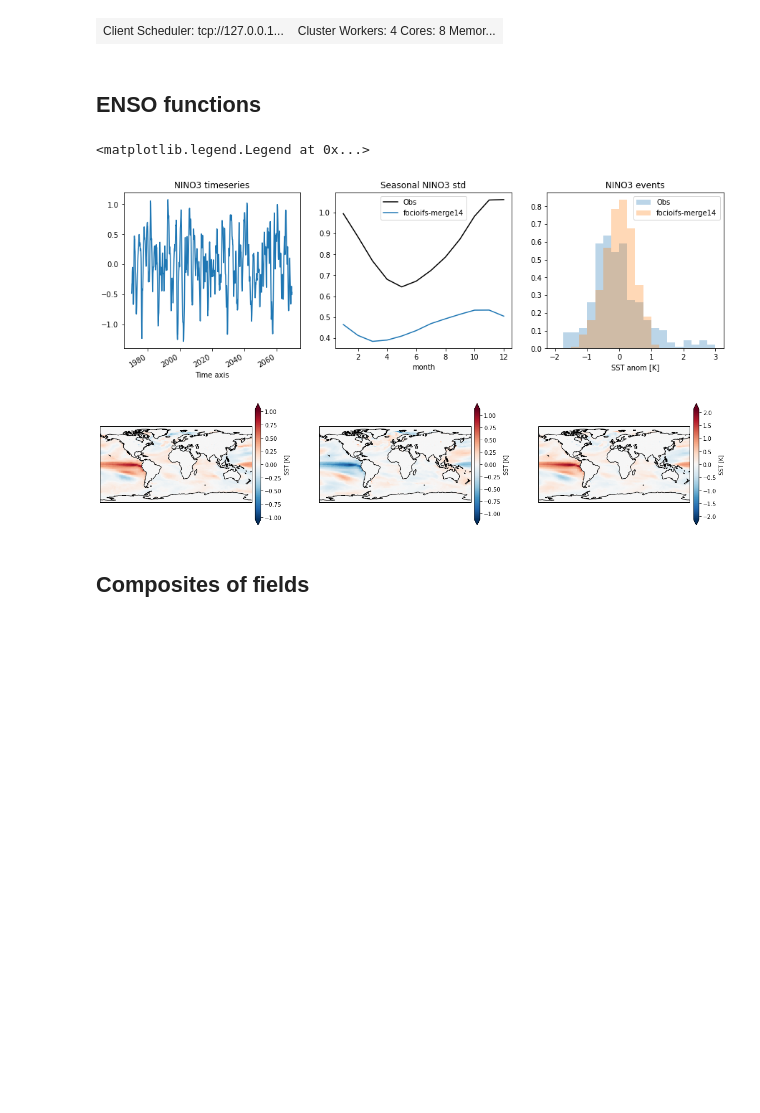
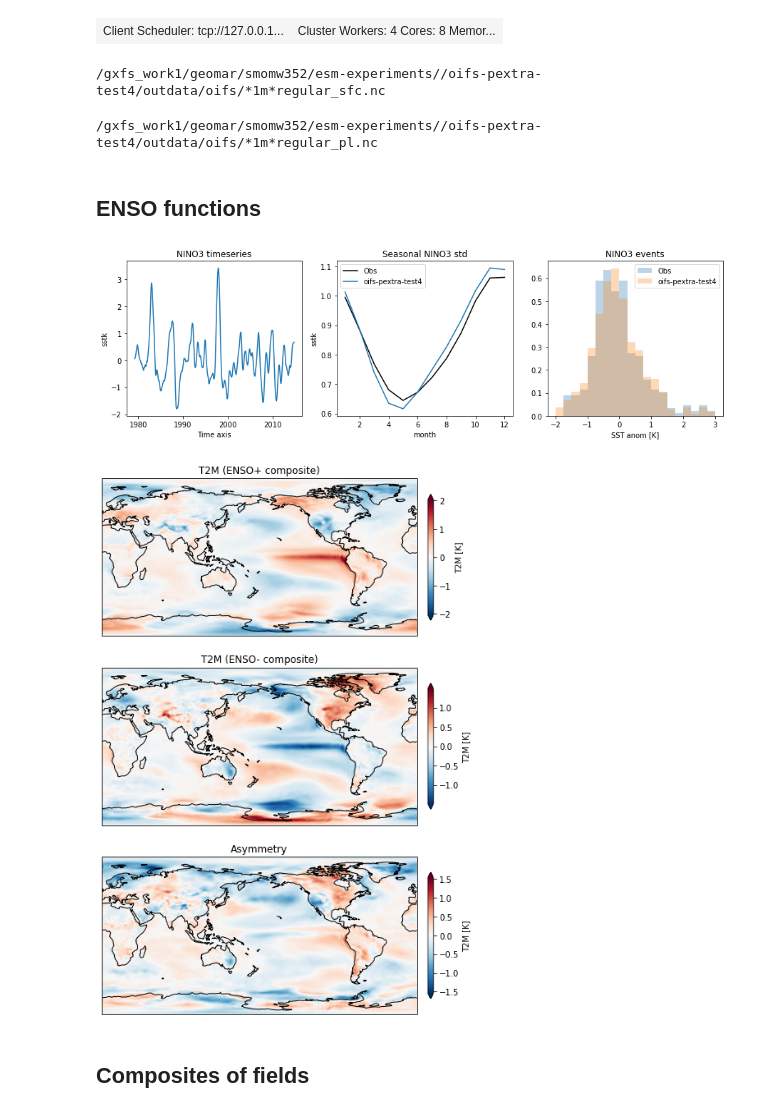
Before and after one commit to joakimkjellsson/foci-openifs-eval, a Jupyter notebook: ENSO.ipynb, the cells around one changed output. Saved outputs shown, nothing was run; the diff lists cells and outputs as text; code cells hidden in the pictures; blank space fills up the shorter version.

```diff
--- a/ENSO.ipynb
+++ b/ENSO.ipynb
@@ -29,22 +44,27 @@ exp_list = ['focioifs-merge14']
 # %%
 # OpenIFS surface
 ds_sfc_all = []
-for exp in exp_list:
-    sfc = '/data/user/jkjellsson/esm-experiments/focioifs/%s/outdata/oifs/*1m*regular_sfc.nc' % (exp,)
-    ds_sfc = xr.open_mfdataset(sfc,combine='by_coords').rename({'time_counter':'time'})
+for exp,time in zip(exp_list,time_list):
+    sfc = '%s/%s/outdata/oifs/*1m*regular_sfc.nc' % (esmdir,exp)
+    print(sfc)
+    # calendar function overflows around year 2400. So we must use_cftime
+    ds_sfc = xr.open_mfdataset(sfc,combine='by_coords',use_cftime=True).rename({'time_counter':'time'}).sel(time=time)
     ds_sfc_all.append(ds_sfc)
+# %% [output]
+/gxfs_work1/geomar/smomw352/esm-experiments//oifs-pextra-test4/outdata/oifs/*1m*regular_sfc.nc
 # %%
 # OpenIFS plev
 ds_pl_all = []
-for exp in exp_list:
-    pl = '/data/user/jkjellsson/esm-experiments/focioifs/%s/outdata/oifs/*1m*regular_pl.nc' % (exp,)
-    ds_pl = xr.open_mfdataset(pl,combine='by_coords').rename({'time_counter':'time'})
+for exp,time in zip(exp_list,time_list):
+    pl = '%s/%s/outdata/oifs/*1m*regular_pl.nc' % (esmdir,exp)
+    print(pl)
+    ds_pl = xr.open_mfdataset(pl,combine='by_coords',use_cftime=True).rename({'time_counter':'time'}).sel(time=time)
     ds_pl_all.append(ds_pl)
+# %% [output]
+/gxfs_work1/geomar/smomw352/esm-experiments//oifs-pextra-test4/outdata/oifs/*1m*regular_pl.nc
 # %%
 # HadSST
-hadisst = '/data/user/swahl/reanalysis_obs/HADISST/HadISST_sst.nc'
-
-ds_hadsst = xr.open_dataset(hadisst).rename({'longitude':'lon','latitude':'lat'})
+ds_hadsst = xr.open_dataset(hadisst_file).rename({'longitude':'lon','latitude':'lat'})
 
 sst_had = ds_hadsst['sst'].where(ds_hadsst['sst'] > -50)
 sst_had = sst_had.sel(time=slice('1980-01-01','2010-01-01')).reindex(lat=sst_had.lat[::-1])
@@ -73,15 +93,18 @@ def enso(sst):
 
     return nino_run,en,ln
 # %%
-prj = ccrs.PlateCarree()
+# Define the map projection we want for the plot
+prj = ccrs.PlateCarree(central_longitude=180)
+# Define the map projection for the data
+prj0 = crs=ccrs.PlateCarree(central_longitude=0)
 
 fig1, axs1 = plt.subplots(1,3,figsize=(15,4))
 #fig2, axs2 = plt.subplots(len(exp_list),3,figsize=(20,5))
-fig2  = plt.figure(figsize=(20,5))
+fig2  = plt.figure(figsize=(12,12))
 axs2 = []
 for i in range(0,len(exp_list)):
     for j in range(0,3):
-        axs2.append( fig2.add_subplot(len(exp_list),3,j+i*3+1,projection=prj) )
+        axs2.append( fig2.add_subplot(3,len(exp_list),j+i*3+1,projection=prj) )
 
 # Obs ENSO
 nino3_obs,elnino_obs,lanina_obs = enso(sst_had)
@@ -94,45 +117,54 @@ nino3_obs.plot.hist(ax=axs1[2],label='Obs',bins=sst_bins,alpha=0.3,density=True)
 for i in range(0,len(exp_list)):
     exp = exp_list[i]
     ds_sfc = ds_sfc_all[i]
-    sst = ds_sfc['sstk'][-1200:]
+    sst = ds_sfc['sstk']#[-1200:]
+    t2m = ds_sfc['2t']
 
     # Compute NINO3 index and El Nino / La Nina events
     nino3,elnino,lanina = enso(sst)
 
     # Plot time series
     nino3.plot(ax=axs1[0])
 
     # Plot seasonal variance
     nino3_std = nino3.groupby('time.month').std('time')
     nino3_std.plot(ax=axs1[1],label=exp)
 
     # Histogram of events
     nino3.plot.hist(ax=axs1[2],label=exp,bins=sst_bins,alpha=0.3,density=True)
 
     # Composites of El Nino / La Nina events
     sst_anom = sst.groupby('time.month') - sst.groupby('time.month').mean('time')
+    t2m_anom = t2m.groupby('time.month') - t2m.groupby('time.month').mean('time')
 
     sst_en = sst_anom[elnino].mean('time')
     sst_ln = sst_anom[lanina].mean('time')
+    t2m_en = t2m_anom[elnino].mean('time')
+    t2m_ln = t2m_anom[lanina].mean('time')
 
-    ckw = {'shrink':0.8, 'pad':0.02, 'extend':'both', 'label':'SST [K]'}
-    sst_en.plot(ax=axs2[0],cbar_kwargs=ckw)
-    sst_ln.plot(ax=axs2[1],cbar_kwargs=ckw)
-    (sst_en - sst_ln).plot(ax=axs2[2],cbar_kwargs=ckw)
+    ckw = {'shrink':0.8, 'pad':0.02, 'extend':'both', 'label':'T2M [K]'}
+    t2m_en.plot(ax=axs2[0],cbar_kwargs=ckw,transform=prj0)
+    t2m_ln.plot(ax=axs2[1],cbar_kwargs=ckw,transform=prj0)
+    (t2m_en + t2m_ln).plot(ax=axs2[2],cbar_kwargs=ckw,transform=prj0)
 
     for ax in axs2:
         ax.coastlines()
 
 axs1[0].set_title('NINO3 timeseries')
 axs1[1].set_title('Seasonal NINO3 std')
 axs1[2].set_title('NINO3 events')
 axs1[2].set_xlabel('SST anom [K]')
 axs1[1].legend()
 axs1[2].legend()
+fig1.savefig('nino3_stats.pdf',format='pdf')
+
+axs2[0].set_title('T2M (ENSO+ composite)')
+axs2[1].set_title('T2M (ENSO- composite)')
+axs2[2].set_title('Asymmetry')
+fig2.savefig('enso_t2m_composites.pdf',format='pdf')
 # %% [output]
-<matplotlib.legend.Legend at 0x...>
-[figure, old version]
+[figure, new version]
-[figure, old version]
+[figure, new version]
 # %% [markdown]
 ## Composites of fields
 # %%
```
Also changed, not shown: parts of 5 cells of this notebook, 7 other files.
